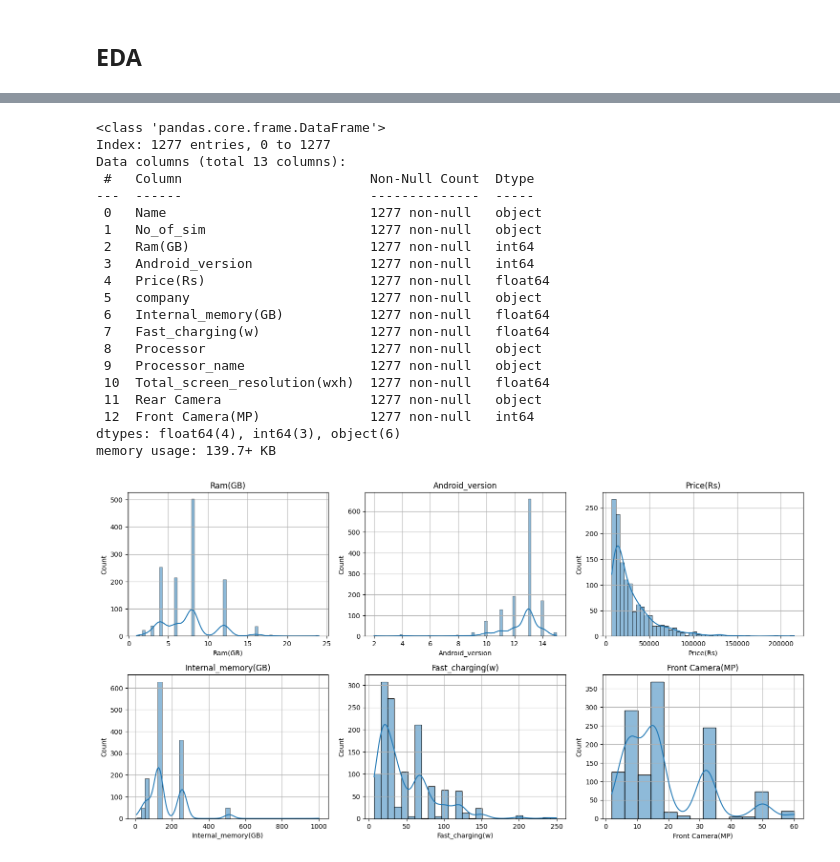
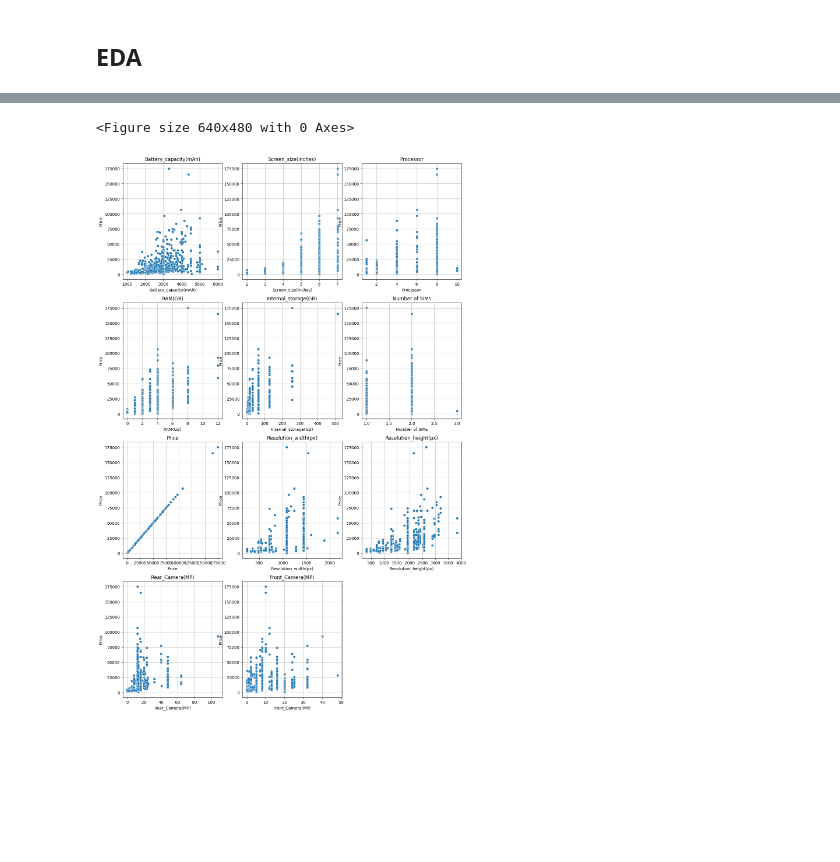
Before and after one commit to Lathacharujenny/MedicalCostExpenses, a Jupyter notebook: notebook/eda.ipynb, the cells around one changed output, grey strips where cells are left out. Saved outputs shown, nothing was run; the diff lists cells and outputs as text; code cells hidden in the pictures; blank space fills up the shorter version.

```diff
--- a/notebook/eda.ipynb
+++ b/notebook/eda.ipynb
@@ -345,5 +347,0 @@ numerical_features = df.select_dtypes(include=['int64', 'float64']).columns
-# %%
-for i in categorical_features:
-    print(f'Count of unique values in column "{i}": {df[i].nunique()}')
-    print(f'Unique values in column "{i}": \n{df[i].unique()}')
-    print('----------------------------------------------------------')
@@ -375,8 +347,0 @@ array([' Octa Core Processor', ' 1.8 GHz Processor', ' 2 GHz Processor',
-# %%
-df['company'] = df['company'].str.lower()
-df['Processor'] = df['Processor'].str.replace(' Nine-Cores','Nine core')
-df['Processor'] = df['Processor'].str.replace('Nine Core', 'Nine core')
-df['Processor'] = df['Processor'].str.replace('Nine cores', 'Nine core')
-df['Processor'] = df['Processor'].str.replace(' Octa Core Processor', 'Octa Core')
-df['Processor'] = df['Processor'].str.strip()
-df['Rear Camera'] = df['Rear Camera'].str.strip()
@@ -404,46 +348,18 @@ sns.heatmap(correlation_matrix, annot=True)
-# %%
-df.drop(columns=['Rating', 'Battery(mAh)','Display(inch)'], axis=1,inplace=True)
-# %%
-categorical_features = df.select_dtypes(include=['object']).columns
-numerical_features = df.select_dtypes(include=['int64', 'float64']).columns
-# %%
-df.info()
-# %% [output]
-<class 'pandas.core.frame.DataFrame'>
-Index: 1277 entries, 0 to 1277
-Data columns (total 13 columns):
- #   Column                        Non-Null Count  Dtype
----  ------                        --------------  -----
- 0   Name                          1277 non-null   object
- 1   No_of_sim                     1277 non-null   object
- 2   Ram(GB)                       1277 non-null   int64
- 3   Android_version               1277 non-null   int64
- 4   Price(Rs)                     1277 non-null   float64
- 5   company                       1277 non-null   object
- 6   Internal_memory(GB)           1277 non-null   float64
- 7   Fast_charging(w)              1277 non-null   float64
- 8   Processor                     1277 non-null   object
- 9   Processor_name                1277 non-null   object
- 10  Total_screen_resolution(wxh)  1277 non-null   float64
- 11  Rear Camera                   1277 non-null   object
- 12  Front Camera(MP)              1277 non-null   int64
-dtypes: float64(4), int64(3), object(6)
-memory usage: 139.7+ KB
 # %%
-def plot_histogram(df, cols):
-    plt.figure(figsize=(15, 15))
-    for i, column in enumerate(cols, 1):
-        plt.subplot(4, 3, i)
-        sns.histplot(df[column], kde=True)
-        plt.grid(True)
+def plot_boxplot(df,cols):
+    plt.figure(figsize=(15,30))
+    for i, column in enumerate(cols,1):
+        plt.subplot(5,3,i)
+        sns.scatterplot(x=column, y='Price', data=df)
         plt.title(column)
         plt.xlabel(column)
-        plt.ylabel('Count')
-    plt.tight_layout()
-    plt.show()
+        plt.ylabel('Price')
+        plt.grid(True)
 
-cols = ['Ram(GB)', 'Android_version', 'Price(Rs)', 'Internal_memory(GB)',
-       'Fast_charging(w)', 'Front Camera(MP)']
-plot_histogram(df, cols)
+plt.tight_layout()
+plt.show()
+
+plot_boxplot(df, numerical_features)
 # %% [output]
+<Figure size 640x480 with 0 Axes>
-[figure, old version]
+[figure, new version]
```
Also changed, not shown: parts of 53 cells of this notebook, 10 other files.
